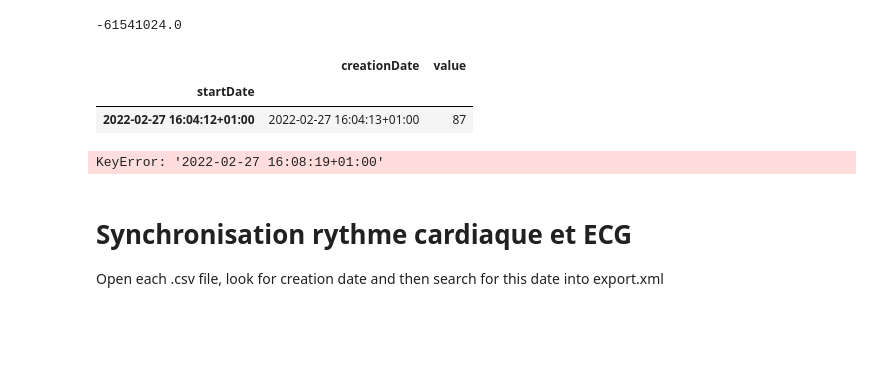
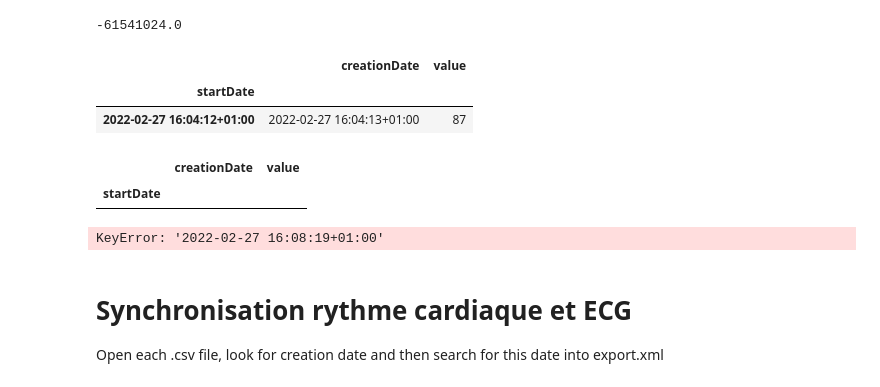
Before and after one commit to pbellot/Physio, a Jupyter notebook: explorationECG.ipynb, the cells around one changed output. Saved outputs shown, nothing was run; the diff lists cells and outputs as text; code cells hidden in the pictures; blank space fills up the shorter version.

Commit message:
ECG : alignement rythme cardiaque

```diff
--- a/explorationECG.ipynb
+++ b/explorationECG.ipynb
@@ -189,6 +189,11 @@ rythme.loc[(rythme.index - pd.Timestamp("2022-02-27 16:04:16+01:00")).total_seco
 |  | creationDate | value |
 | startDate |  |  |
 | 2022-02-27 16:04:12+01:00 | 2022-02-27 16:04:13+01:00 | 87 |
+# %%
+rythme.loc[(rythme.index - pd.Timestamp("2022-02-27 15:52:28+01:00")).total_seconds() == -4]
+# %% [output]
+|  | creationDate | value |
+| startDate |  |  |
 # %%
 rythme.loc["2022-02-27 16:08:19+01:00"].value
 # %% [output]
```
Also changed, not shown: parts of 2 cells of this notebook.
